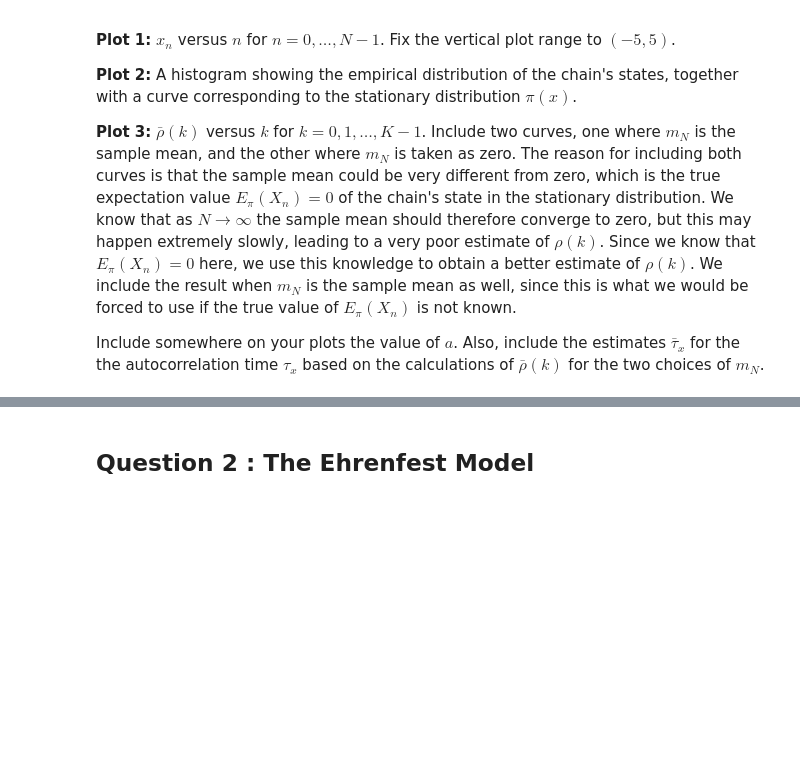
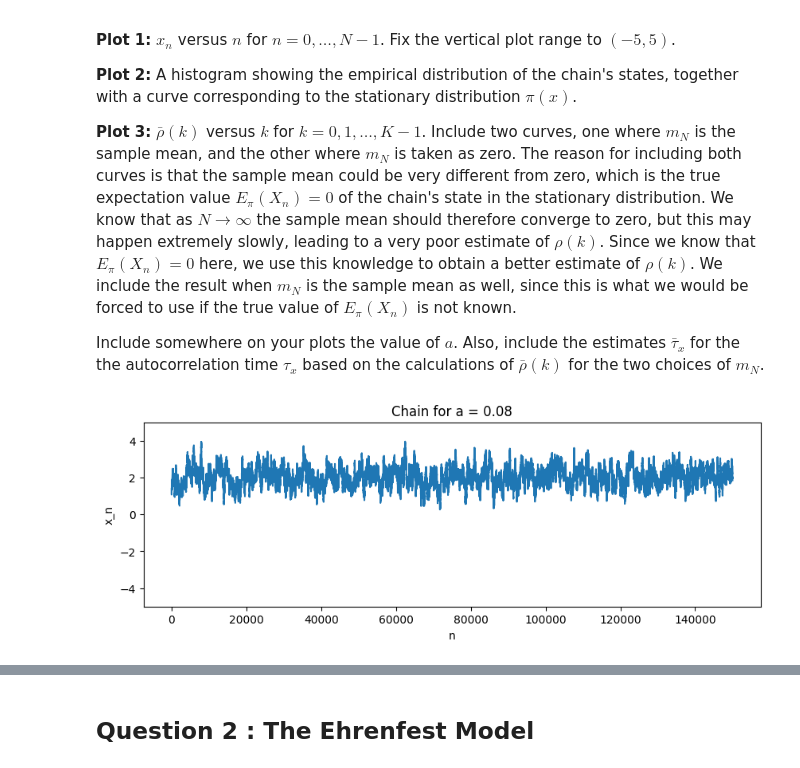
Before and after one commit to Ryan-TheInvoker/Computational-Physics, a Jupyter notebook: P344_Assignment4.ipynb, the cells around one changed output, grey strips where cells are left out. Saved outputs shown, nothing was run; the diff lists cells and outputs as text; code cells hidden in the pictures; blank space fills up the shorter version.

```diff
--- a/P344_Assignment4.ipynb
+++ b/P344_Assignment4.ipynb
@@ -54,3 +56,89 @@ Write the following functions:
 **Plot 3:** $\bar{\rho}(k)$ versus $k$ for $k=0,1,\ldots,K-1$. Include two curves, one where $m_N$ is the sample mean, and the other where $m_N$ is taken as zero. The reason for including both curves is that the sample mean could be very different from zero, which is the true expectation value $E_\pi(X_n)=0$ of the chain's state in the stationary distribution. We know that as $N\rightarrow\infty$ the sample mean should therefore converge to zero, but this may happen extremely slowly, leading to a very poor estimate of $\rho(k)$. Since we know that $E_\pi(X_n)=0$ here, we use this knowledge to obtain a better estimate of $\rho(k)$. We include the result when $m_N$ is the sample mean as well, since this is what we would be forced to use if the true value of $E_\pi(X_n)$ is not known.
 
 Include somewhere on your plots the value of $a$. Also, include the estimates $\bar{\tau}_x$ for the the autocorrelation time $\tau_x$ based on the calculations of $\bar{\rho}(k)$ for the two choices of $m_N$.
+# %%
+
+from scipy.stats import norm
+
+# Define the stationary distribution as a mixture of two Gaussian distributions
+def pi(x):
+    return 0.5 * (norm.pdf(x, loc=-2, scale=0.5) + norm.pdf(x, loc=2, scale=0.5))
+
+
+def GenerateChain(N, a):
+    # Initialize the chain
+    chain = np.zeros(N)
+
+    # Generate the initial state according to the stationary distribution
+    chain[0] = rng.choice([-2, 2]) + rng.normal(0, 0.5)
+
+    for i in range(1, N):
+        x_current = chain[i-1]
+        delta_x = rng.uniform(-a, a)  # Uniform proposal
+        x_proposed = x_current + delta_x
+
+        # Metropolis criterion
+        alpha = min(1, pi(x_proposed) / pi(x_current)) #aha! min() just ensures the probability is never  >1
+
+        if rng.random() < alpha:
+            chain[i] = x_proposed
+        else:
+            chain[i] = x_current
+
+    return chain
+
+
+
+
+def GeneratePlots(N, a, K):
+    # Generate the chain using the GenerateChain function
+    chain = GenerateChain(N, a)
+
+    # Plot 1: x_n vs n
+    plt.figure(figsize=(10, 3))
+    plt.plot(chain)
+    plt.ylim(-5, 5)
+    plt.title(f"Chain for a = {a}")
+    plt.xlabel("n")
+    plt.ylabel("x_n")
+    plt.show()
+
+    # Plot 2: Histogram of chain's states
+    plt.figure(figsize=(10, 3))
+    x = np.linspace(-5, 5, 1000)
+    plt.hist(chain, bins=60, density=True, alpha=0.5, label="Empirical Distribution")
+    plt.plot(x, pi(x), label="Stationary Distribution", color="red")
+    plt.legend()
+    plt.title(f"Distribution for a = {a}")
+    plt.show()
+
+    # Compute the autocorrelation using the provided function
+    k_values = np.arange(K)#creates an array 0,...,K
+    acf_values = AutoCorrelationFunction(chain, k_values)
+
+    tau_x_estimate = np.where(acf_values <= np.exp(-1))[0][0]
+    # Plot 3: Autocorrelation
+    plt.figure(figsize=(10, 3))
+    plt.plot(k_values, acf_values, label="Using Sample Mean")
+
+    acf_zero_mean_values = AutoCorrelationFunction(chain, k_values, mean=0)
+    plt.plot(k_values, acf_zero_mean_values, label="Using Zero Mean", linestyle="--")
+    plt.xlabel("k")
+    plt.ylabel("Autocorrelation")
+    plt.legend()
+    plt.title(f"Autocorrelation for a = {a}; τx Estimate: {tau_x_estimate}")
+
+
+    plt.show()
+
+# Values for N, a_values, and K
+N = 150000
+a_values = [0.08, 0.9, 5, 200]
+K = 100  # An example value, can be adjusted
+
+# An example value, can be adjusted
+
+for a in a_values:
+    GeneratePlots(N, a, K)
+# %% [output]
+[figure, added]
```
Also changed, not shown: parts of 4 cells of this notebook.
